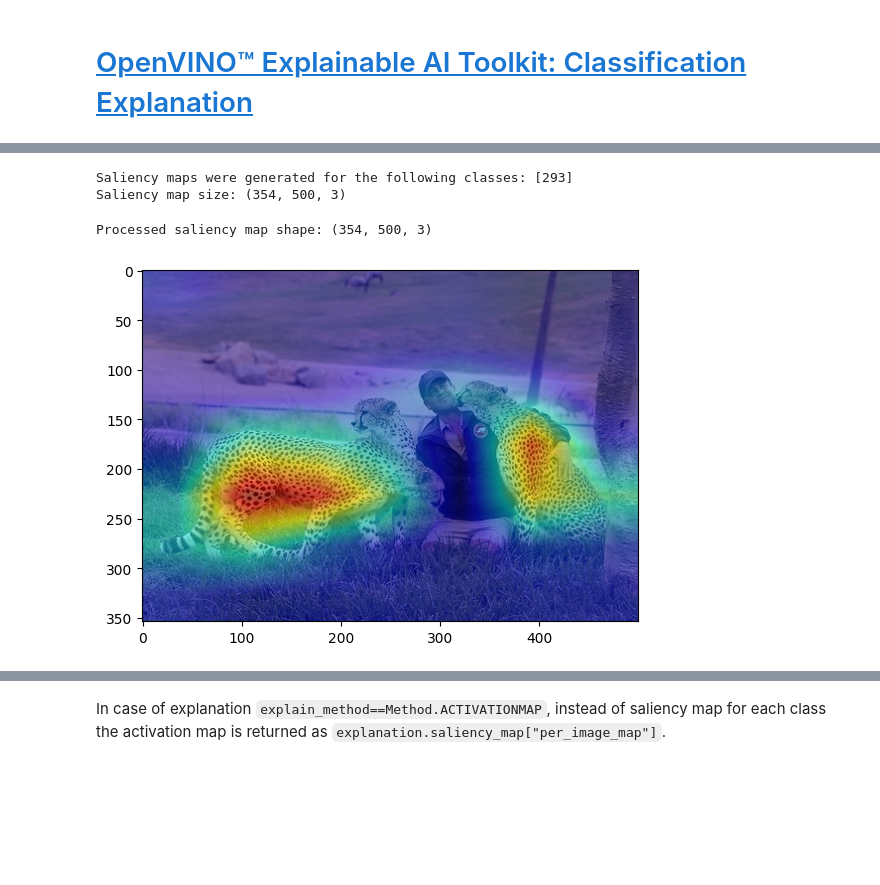
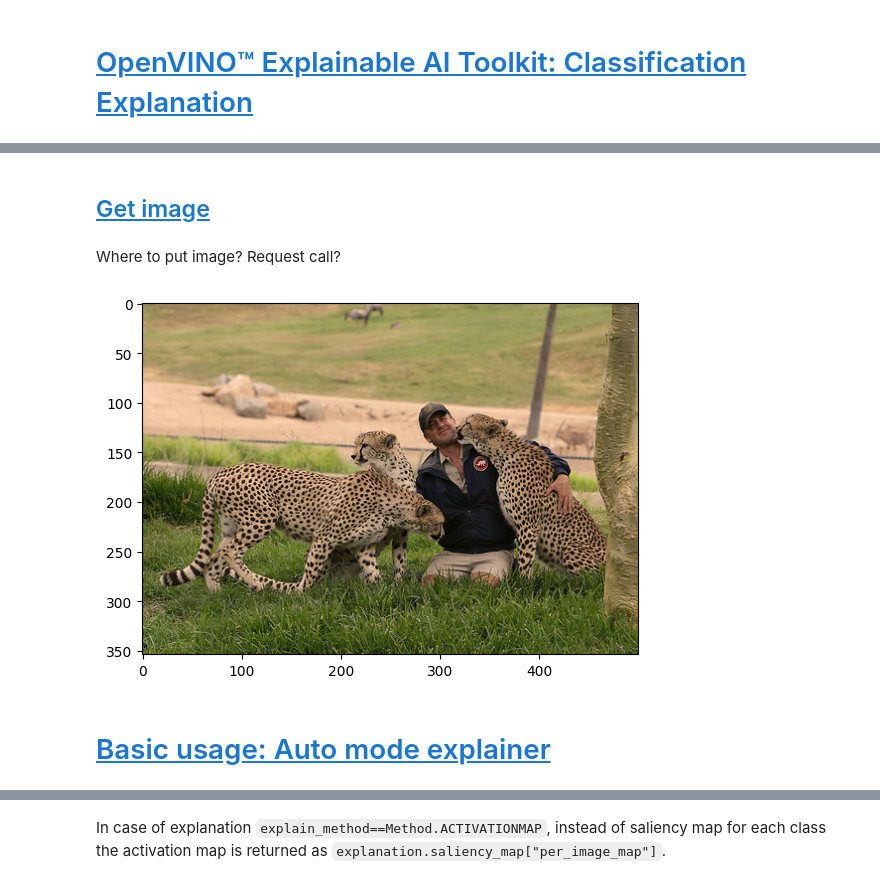
Before and after one commit to openvinotoolkit/openvino_xai, a Jupyter notebook: notebooks/xai_classification/xai_classification.ipynb, the cells around one changed output, grey strips where cells are left out. Cells and saved outputs as stored; diff of their text form; code cells hidden in the pictures; blank space fills up the shorter version.

```diff
--- a/notebooks/xai_classification/xai_classification.ipynb
+++ b/notebooks/xai_classification/xai_classification.ipynb
@@ -327,37 +102,18 @@ explanation_parameters = ExplanationParameters(
-# %%
-# Generate processed saliency map via .explain(model_inferrer, image) call
-explanation = xai.explain(
-    model_inferrer=model_inferrer,
-    data=cv2.imread(image_path),
-    explanation_parameters=explanation_parameters,
-)
-explanation: Explanation
-explanation.saliency_map  # Dict[int: np.ndarray] where key - class id, value - processed saliency map e.g. 354x500x3
-
-print(
-    f"Saliency maps were generated for the following classes: {list(explanation.saliency_map.keys())}"
-)
-print(f"Saliency map size: {explanation.shape}")
-# %% [output]
-Saliency maps were generated for the following classes: [293]
-Saliency map size: (354, 500, 3)
-# %%
-# Get saliency map of the correct class
-cheetah_class_index = 293
-cheetah_sal_map = explanation.saliency_map[cheetah_class_index]
-cheetah_sal_map = cv2.cvtColor(cheetah_sal_map, cv2.COLOR_BGR2RGB)
-print(f"Processed saliency map shape: {cheetah_sal_map.shape}")
-# %% [output]
-Processed saliency map shape: (354, 500, 3)
-# %%
-# Save saliency maps stored in `explanation` object
-output_dir = "saliency_map/whitebox_explain"
-explanation.save(output_dir, image_name)
-
-# See saved saliency maps
-image_sal_map = cv2.imread(f"{output_dir}/{image_name}_target_293.jpg")
-image_sal_map = cv2.cvtColor(image_sal_map, cv2.COLOR_BGR2RGB)
-plt.imshow(image_sal_map)
-plt.show()
-# %% [output]
-[figure, removed]
+# %% [markdown]
+## <a id='toc2_4_'></a>[Get image](#toc0_)
+# %% [markdown]
+Where to put image? Request call?
+# %%
+output_path = Path("./saliency_maps")
+
+# Get the image
+image_path = "../../tests/assets/cheetah_person.jpg"
+image = cv2.cvtColor(cv2.imread(image_path), cv2.COLOR_BGR2RGB)
+image_name = Path(image_path).stem
+
+plt.imshow(image)
+plt.show()
+# %% [output]
+[figure, added]
+# %% [markdown]
+# <a id='toc3_'></a>[Basic usage: Auto mode explainer](#toc0_)
```
Also changed, not shown: parts of 82 cells of this notebook, 3 other files.
